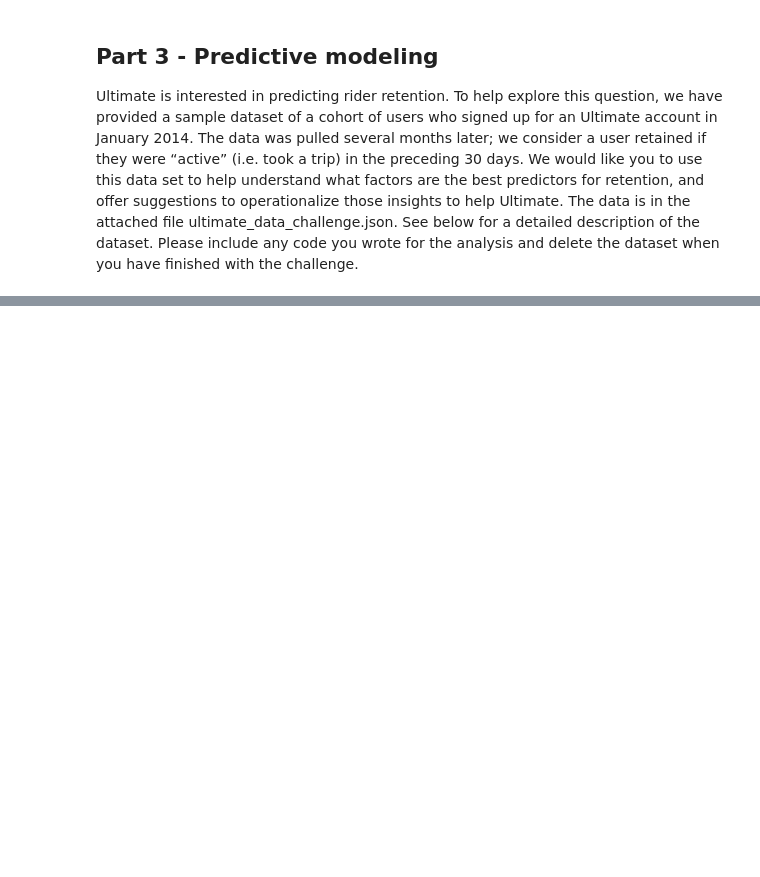
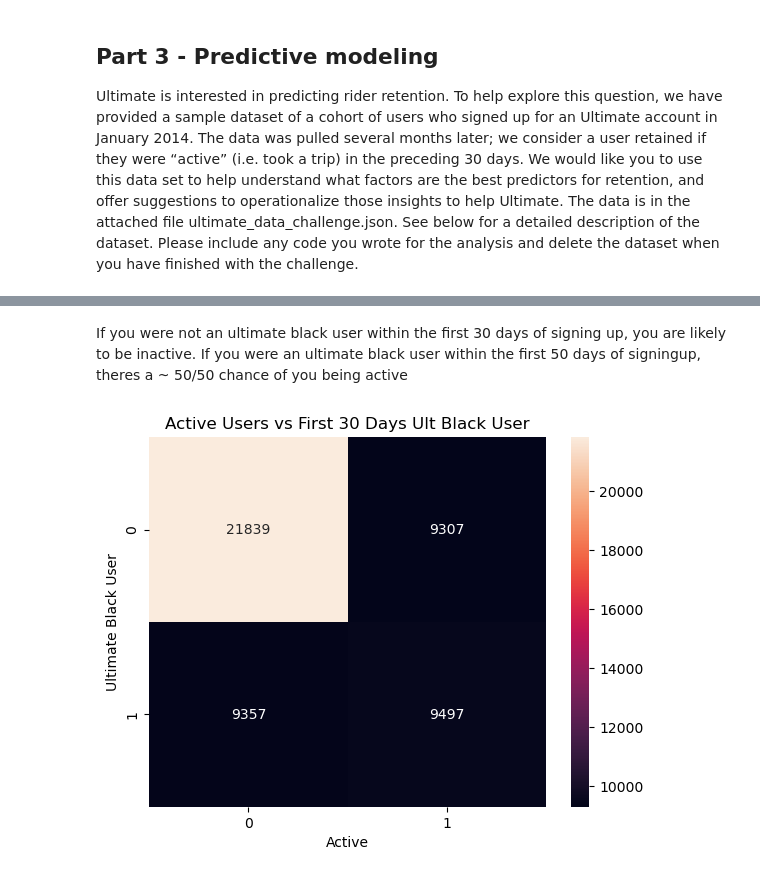
Before and after one commit to clementchen163/interview-prep-challenge, a Jupyter notebook: 3. Predictive Modeling.ipynb, the cells around one changed output, grey strips where cells are left out. Drawn from its saved outputs; the diff is of its cells as text; code cells hidden in the pictures; blank space fills up the shorter version.

```diff
--- a/3. Predictive Modeling.ipynb
+++ b/3. Predictive Modeling.ipynb
@@ -62,0 +329,11 @@ from modfunctions import binning, threshold_chart, plot_feature_importance, save
+# %% [markdown]
+If you were not an ultimate black user within the first 30 days of signing up, you are likely to be inactive. If you were an ultimate black user within the first 50 days of signingup, theres a ~ 50/50 chance of you being active
+# %%
+cross_tab = pd.crosstab(df['ultimate_black_user'], df['active'])
+sns.heatmap(cross_tab, annot=True,fmt='d')
+plt.ylabel('Ultimate Black User')
+plt.xlabel('Active')
+plt.title('Active Users vs First 30 Days Ult Black User')
+plt.show()
+# %% [output]
+[figure, added]
```
Also changed, not shown: parts of 86 cells of this notebook, 1 other file.
